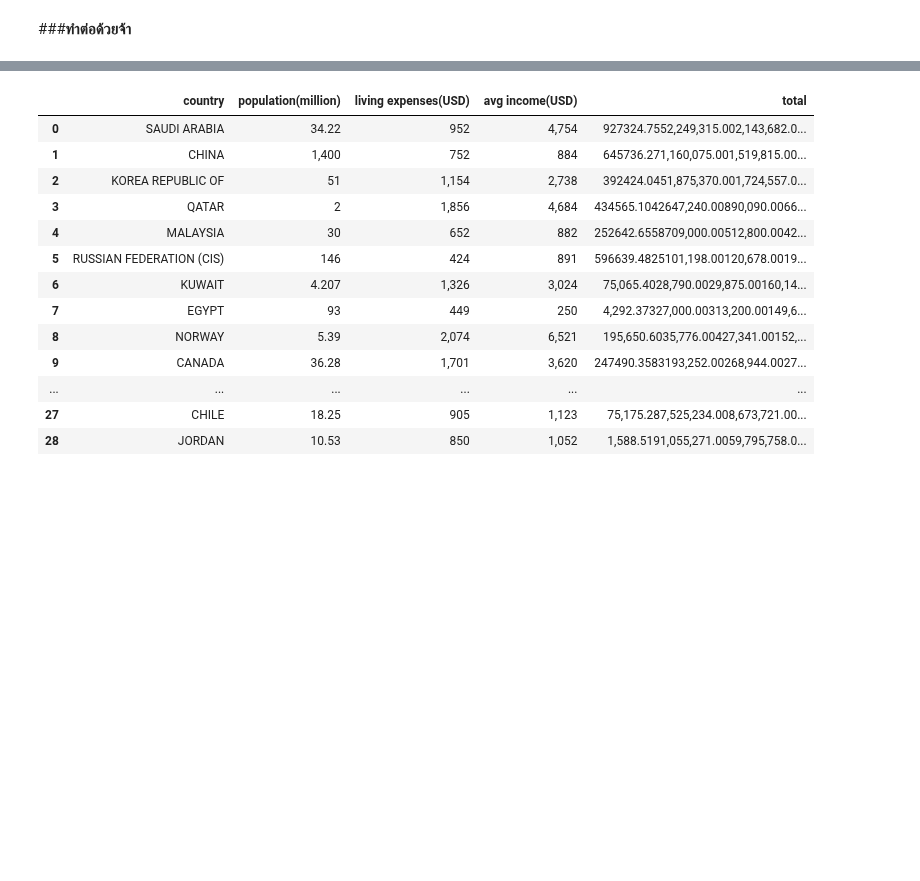
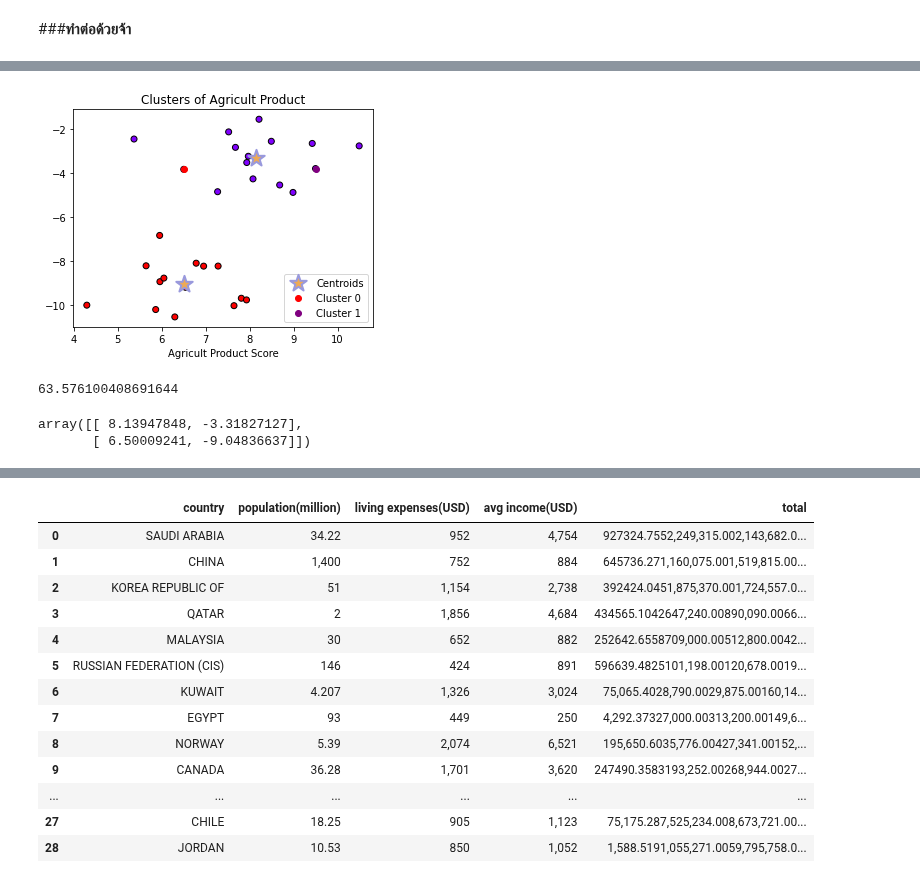
Before and after one commit to Jittiya/DWDM21, a Jupyter notebook: Project.ipynb, the cells around one changed output, grey strips where cells are left out. Drawn from its saved outputs; the diff is of its cells as text; code cells hidden in the pictures; blank space fills up the shorter version.

```diff
--- a/Project.ipynb
+++ b/Project.ipynb
@@ -581,0 +614,49 @@ from sklearn.datasets import make_blobs #make_blobs คือ สุ่มเด
+# %%
+n_group = 2 # จำนวนกลุ่ม
+n_duplicate = 30 # จำนวนทำซ้ำสูงสุด
+tol = 0.0001 # ค่าความเปลี่ยนแปลงสูงสุดที่ยอมให้หยุดได้
+sumagicult = np.random.choice(len(Xd),n_group,replace=0)
+X_cend = Xd[sumagicult] # จุดเซนทรอยด์ตั้งต้น เลือกแบบสุ่ม
+# วนซ้ำเพื่อปรับเซนทรอยด์
+for i in range(n_duplicate):
+    distance = ((X_cend[None]-Xd[:,None])**2).sum(2) # วัดระยะห่างจากจุดถึงเซนทรอยด์
+    gruopd = distance.argmin(1) # ตัดสินกลุ่มของจุดโดยเลือกเซนทรอยด์ที่ใกล้สุด
+    X_cen_maid = np.empty_like(X_cend) # จุดเซนทรอยด์ใหม่
+    # วนซ้ำเพื่อหาตำแหน่งเซนทรอยด์ใหม่
+    for j in range(n_krachukd):
+        if(len(Xd[gruopd==j])): # ถ้ามีสมาชิกในกลุ่ม
+            X_cen_maid[j] = Xd[gruopd==j].mean(0) # กำหนดเซนทรอยด์ใหม่เป็นตำแหน่งเฉลี่ยของทุกจุดในกลุ่ม
+        else: # ถ้าในกลุ่มว่างเปล่าก็ให้สุ่มเซนทรอยด์ใหม่
+            X_cen_maid[j] = Xd[np.random.randint(len(Xd))]
+    if(np.allclose(X_cend,X_cen_maid,atol=tol)): # ถ้าความเปลี่ยนแปลงน้อยกว่าค่าที่กำหนดก็ให้หยุด
+        X_cend = X_cen_maid
+        break
+    X_cend = X_cen_maid # ย้ายจุดเซนทรอยด์ไปยังตำแหน่งใหม่
+# %%
+distance = ((X_cend[None]-Xd[:,None])**2).sum(2)
+zd = distance.argmin(1)
+plt.gca(aspect=0.5)
+plt.scatter(Xd[:,0],Xd[:,1],c=zd,edgecolor='k',cmap='rainbow')
+plt.scatter(X_cend[:,0],X_cend[:,1],300,'#EEAA55',marker='*',edgecolor='#9999DD',lw=2, label = 'Centroids')
+plt.scatter(Xd[0,0], Xd[0,1], c = 'red', label = 'Cluster 0')
+plt.scatter(Xd[1,0], Xd[1,1], c = 'purple', label = 'Cluster 1')
+plt.title('Clusters of Agricult Product')
+plt.xlabel('Agricult Product Score')
+plt.legend()
+plt.show()
+#คือการกำหนดหัวเรื่องเพื่อให้มองชัดขึ้นว่าเรื่องนี้เป็นเรื่องอะไร และมีการกำหนดว่า สีที่ปรากฏหมายถึงค่าของอะไร รวมถึงการทำการกำหนดจุดcentriodด้วย
+# %% [output]
+[figure, added]
+# %%
+ssed = 0
+for i in range(n_group):
+    ssed += np.sum(distance[zd==i,i])
+print(ssed)
+#พิจารณาผลรวมของระยะห่างระหว่างจุดข้อมูลไปยังเซนทรอยด์นั้นๆ ซึ่งเรียกว่าผลรวมความคลาดเคลื่อนกำลังสอง (sum of squared errors, SSE)
+# %% [output]
+63.576100408691644
+# %%
+KMclust.cluster_centers_ #คือตำแหน่งของจุดเซนทรอยด์ที่ได้มา จะมีขนาดเท่ากับ (จำนวนเซนทรอยด์,จำนวนมิติ)
+# %% [output]
+array([[ 8.13947848, -3.31827127],
+       [ 6.50009241, -9.04836637]])
```
Also changed, not shown: parts of 26 cells of this notebook.
